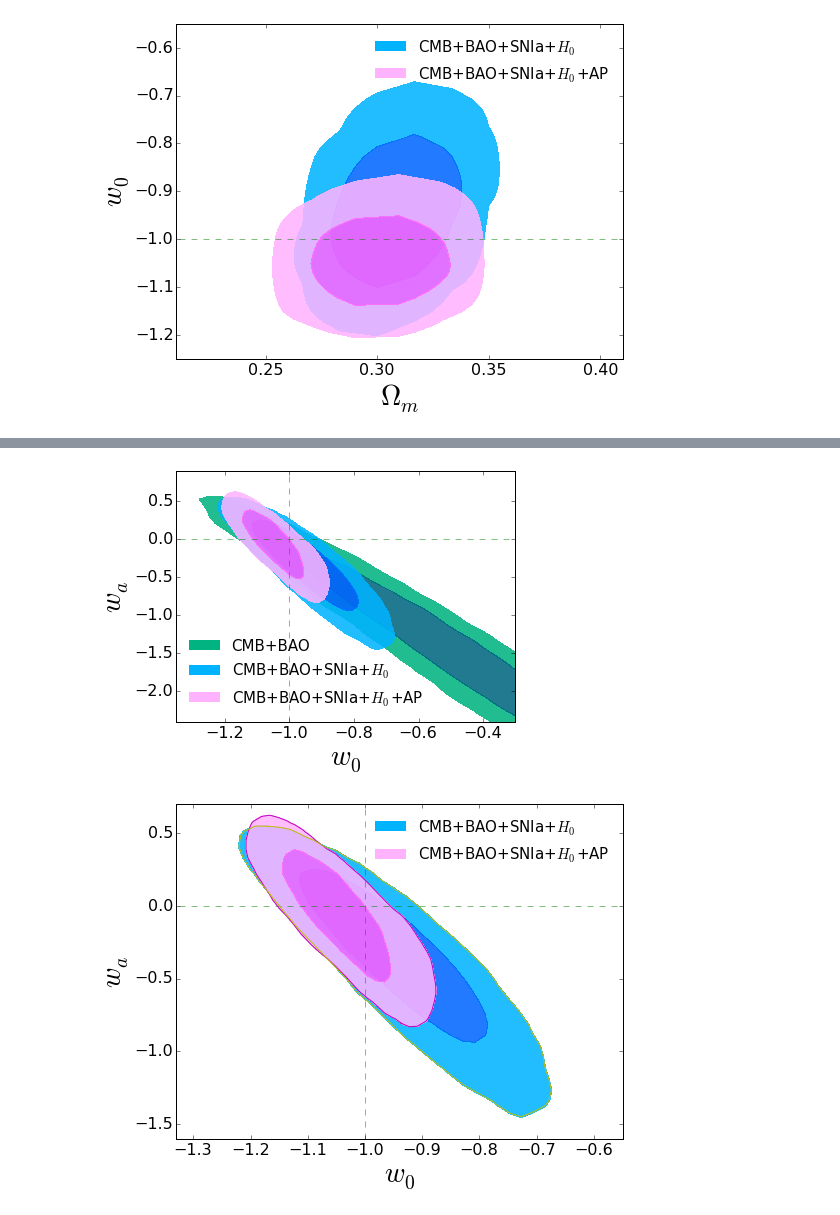
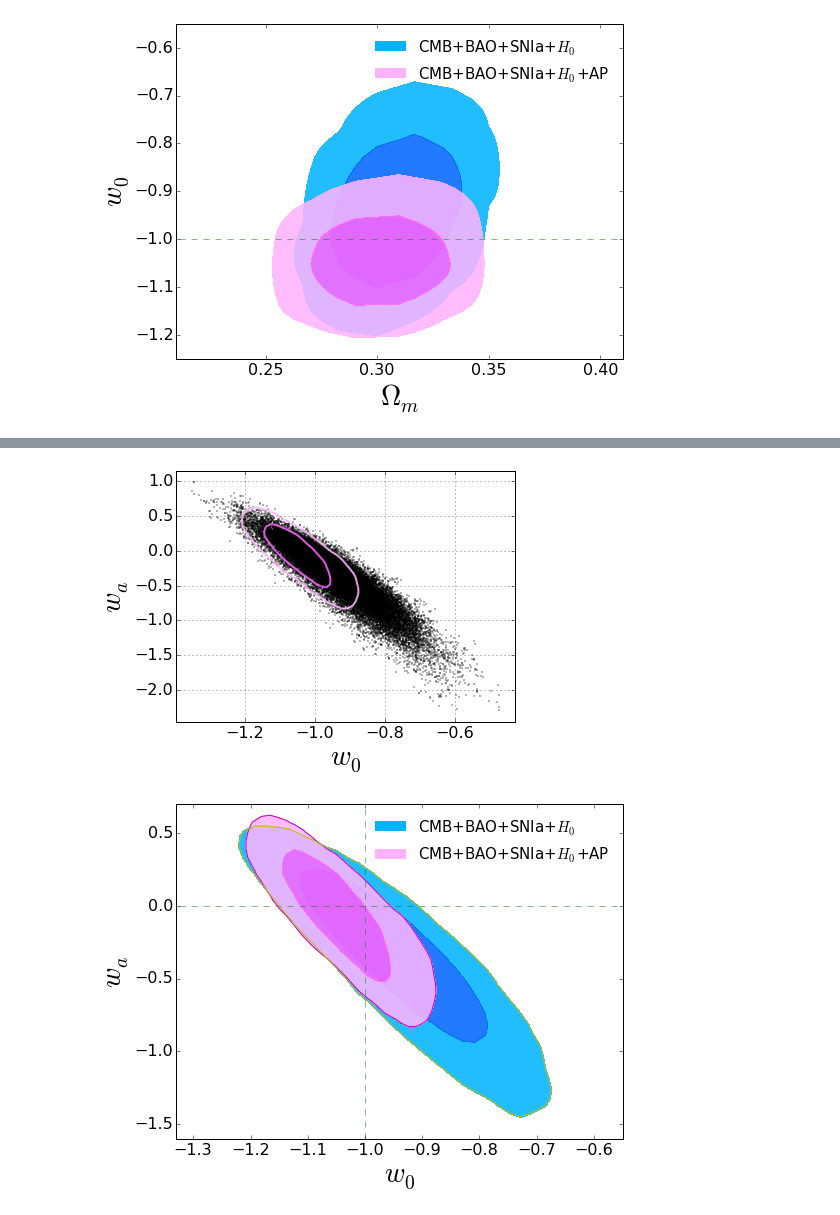
Before and after one commit to xiaodongli1986/2PCF_AP, a Jupyter notebook: 6.Plot_Contour_Draft.ipynb, the cells around one changed output, grey strips where cells are left out. Drawn from its saved outputs; the diff is of its cells as text; code cells hidden in the pictures.

```diff
--- a/6.Plot_Contour_Draft.ipynb
+++ b/6.Plot_Contour_Draft.ipynb
@@ -180,57 +185,65 @@ fig.savefig('./Draft/figCPL_b_BAOSNIaAP.'+figformat, format=figformat)
 # %%
 cosmomcdir = '/home/xiaodongli/software/cosmomcs/12Oct_generic/'
 
 fig, ax = figax(6,4.5)
 
-if True:
+data = np.loadtxt('/home/xiaodongli/software/cosmomcs/12Oct_generic/chains/wcdm/plikHM_TTTEEE_lowTEB_BAO_H070p6_JLA/haha.txt')
+X, Y = XYfromdata(data, 4, 5)
+ax.scatter(X,Y, linewidths=0, s=1.5, c='k')
+
+if False:
     file1 = cosmomcdir+'plot_data/base_w_wa_plikHM_TTTEEE_lowTEB_BAO_simple'
     pts = np.loadtxt(file1+'_2D_4_3')
     X = Xfromdata(np.loadtxt(file1+'_p3.dat'))
     Y = Xfromdata(np.loadtxt(file1+'_p4.dat'))
     cnt = np.loadtxt(file1+'_2D_4_3_cont')
     cnt0 = array([cnt[1], cnt[0]])
     cnt = array([cnt[1], cnt[0],cnt[0]/2,] )
     if True:
         rlt1 = ax.contourf(X,Y,pts,cnt, colors=[[0,0.7,0.5],[0,0.4,0.5]], alpha=0.87,  linewidths=2,)
         ax.plot([-100,-100],[-100,-100], c= [0,0.7,0.5], label='CMB+BAO', lw=10)
     else:
         rlt1 = ax.contour(X,Y,pts,cnt0, colors=[[0,0.4,0.5],[0,0.4,0.5]],  alpha=0.5,linewidths=2,)
         ax.plot([-100,-100],[-100,-100], c= [0,0.4,0.5], label='CMB+BAO', alpha=0.5,lw=2,)
 
-file1 = cosmomcdir+'plot_data/base_w_wa_plikHM_TTTEEE_lowTEB_BAO_H070p6_JLA_simple'
-pts = np.loadtxt(file1+'_2D_4_3')
-X = Xfromdata(np.loadtxt(file1+'_p3.dat'))
-Y = Xfromdata(np.loadtxt(file1+'_p4.dat'))
-cnt = np.loadtxt(file1+'_2D_4_3_cont')
-cnt = array([cnt[1], cnt[0],cnt[0]/2,] )
-rlt1 = ax.contourf(X,Y,pts,cnt, colors=[[0,0.7,1],[0,0.4,1]], alpha=0.87, label='Approximate 2pCF', linewidths=2,)
-#w0waCont_1sig, w0waCont_2sig = rlt.Cntr.trace(0), rlt.Cntr.trace(1)
+if False:
+    file1 = cosmomcdir+'plot_data/base_w_wa_plikHM_TTTEEE_lowTEB_BAO_H070p6_JLA_simple'
+    pts = np.loadtxt(file1+'_2D_4_3')
+    X = Xfromdata(np.loadtxt(file1+'_p3.dat'))
+    Y = Xfromdata(np.loadtxt(file1+'_p4.dat'))
+    cnt = np.loadtxt(file1+'_2D_4_3_cont')
+    cnt = array([cnt[1], cnt[0],cnt[0]/2,] )
+    rlt1 = ax.contourf(X,Y,pts,cnt, colors=[[0,0.7,1],[0,0.4,1]], alpha=0.87, label='Approximate 2pCF', linewidths=2,)
+    #w0waCont_1sig, w0waCont_2sig = rlt.Cntr.trace(0), rlt.Cntr.trace(1)
 
+if True:
+    file1 = cosmomcdir+'plot_data/base_w_wa_plikHM_TTTEEE_lowTEB_BAO_H070p6_JLA___base1omws_om0.2600_w-1.0000'
+    pts = np.loadtxt(file1+'_2D_4_3')
+    X = Xfromdata(np.loadtxt(file1+'_p3.dat'))
+    Y = Xfromdata(np.loadtxt(file1+'_p4.dat'))
+    cnt = np.loadtxt(file1+'_2D_4_3_cont')
+    cnt = array([cnt[1], cnt[0],] )
+    rlt2 = ax.contour(X,Y,pts,cnt,  colors=[[1,0.7,1],[1,0.4,1]],  alpha=0.87, labels=['Approximate 2pCF','Approximate 2pCF'],
+                      linewidths=2, linestyles='-')
 
-file1 = cosmomcdir+'plot_data/base_w_wa_plikHM_TTTEEE_lowTEB_BAO_H070p6_JLA___base1omws_om0.2600_w-1.0000'
-pts = np.loadtxt(file1+'_2D_4_3')
-X = Xfromdata(np.loadtxt(file1+'_p3.dat'))
-Y = Xfromdata(np.loadtxt(file1+'_p4.dat'))
-cnt = np.loadtxt(file1+'_2D_4_3_cont')
-cnt = array([cnt[1], cnt[0],cnt[0]/2,] )
-rlt2 = ax.contourf(X,Y,pts,cnt,  colors=[[1,0.7,1],[1,0.4,1]],  alpha=0.87, labels=['Approximate 2pCF','Approximate 2pCF'],
-                  linewidths=2, linestyles='-')
-
-ax.plot([-100,-100],[-100,-100], c= [0,0.7,1], label='CMB+BAO+SNIa+$H_0$', lw=10)
-ax.plot([-100,-100],[-100,-100], c= [1,0.7,1], label='CMB+BAO+SNIa+$H_0$+AP', lw=10)
+#ax.plot([-100,-100],[-100,-100], c= [0,0.7,1], label='CMB+BAO+SNIa+$H_0$', lw=10)
+#ax.plot([-100,-100],[-100,-100], c= [1,0.7,1], label='CMB+BAO+SNIa+$H_0$+AP', lw=10)
 ax.legend(loc='lower left', frameon=False, fontsize=15)
 #ax.scatter([-1],[0], marker='+', linewidth=3, s=150, c='g')
-ax.plot([-2,2],[0,0], linewidth=0.5, ls='--', c='g')
-ax.plot([-1,-1],[-5,5], linewidth=0.5, ls='--', c='g')
+#ax.plot([-2,2],[0,0], linewidth=0.5, ls='--', c='g')
+#ax.plot([-1,-1],[-5,5], linewidth=0.5, ls='--', c='g')
 #ax.grid();
 ax.set_xlabel('$w_0$', fontsize=28)
 ax.set_ylabel('$w_a$', fontsize=28)
 #ax.set_xlim(-1.33, -0.65); ax.set_ylim(-1.6,0.7)
-ax.set_xlim(-1.35, -0.3); ax.set_ylim(-2.4,0.9)
+#ax.set_xlim(-1.35, -0.3); ax.set_ylim(-2.4,0.9)
+ax.grid()
+
 fig.tight_layout()
-fig.savefig('./Draft/figCPL_b.'+figformat, format=figformat)
+#fig.savefig('./Draft/figCPL_b.'+figformat, format=figformat)
+fig.savefig('./contour_with_dots.'+figformat, format=figformat)
 # %% [output]
-[figure, old version]
+[figure, new version]
 # %%
 #for XX in [rlt.Cntr.trace(20)[0]]:
 #fig, ax = figax()
```
Also changed, not shown: parts of 5 cells of this notebook, 4 other files.
